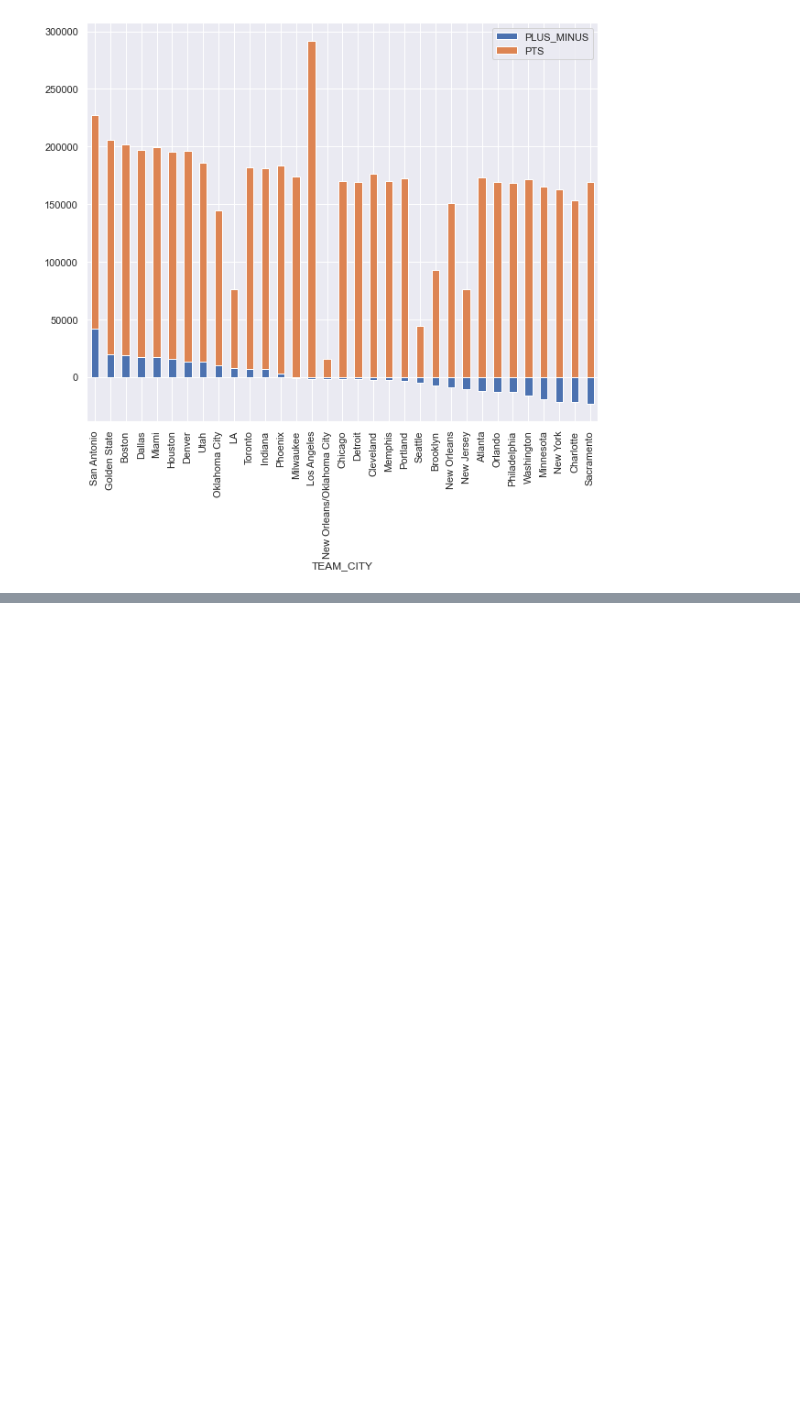
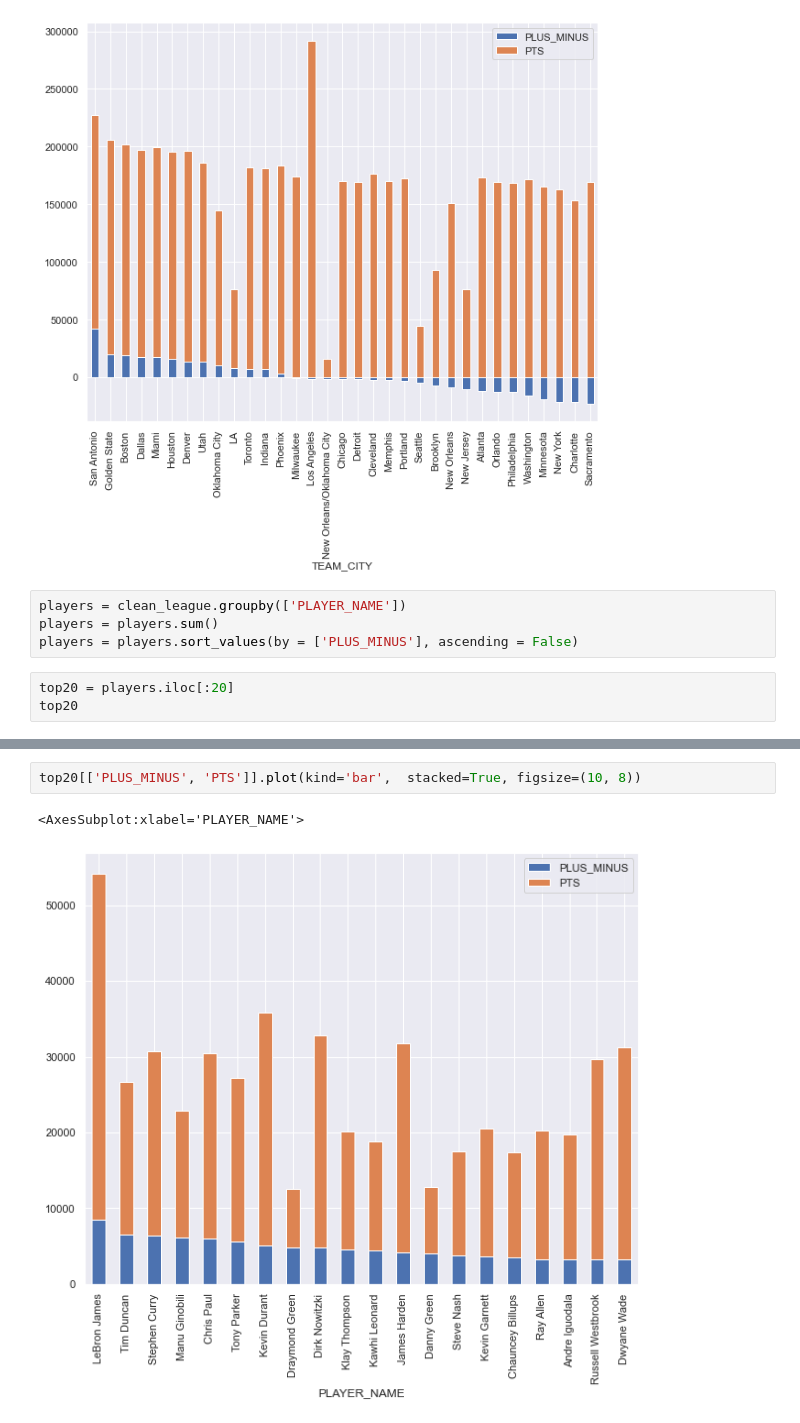
Before and after one commit to Minh-Thien-Bui/Datamine-Project, a Jupyter notebook: Basketball.ipynb, the cells around one changed output, grey strips where cells are left out. Saved outputs shown, nothing was run; the diff lists cells and outputs as text; blank space fills up the shorter version.

Commit message:
Implemented Player Data

```diff
--- a/Basketball.ipynb
+++ b/Basketball.ipynb
@@ -64,3 +81,10 @@ teams[['PLUS_MINUS', 'PTS']].plot(kind='bar',  stacked=True, figsize=(10, 8))
 # %% [output]
 <AxesSubplot:xlabel='TEAM_CITY'>
 [figure]
+# %%
+players = clean_league.groupby(['PLAYER_NAME'])
+players = players.sum()
+players = players.sort_values(by = ['PLUS_MINUS'], ascending = False)
+# %%
+top20 = players.iloc[:20]
+top20
@@ -67 +110,6 @@ teams[['PLUS_MINUS', 'PTS']].plot(kind='bar',  stacked=True, figsize=(10, 8))
+# %%
+top20[['PLUS_MINUS', 'PTS']].plot(kind='bar',  stacked=True, figsize=(10, 8))
+# %% [output]
+<AxesSubplot:xlabel='PLAYER_NAME'>
+[figure, added]
 # %%
```
Also changed, not shown: parts of 5 cells of this notebook.
